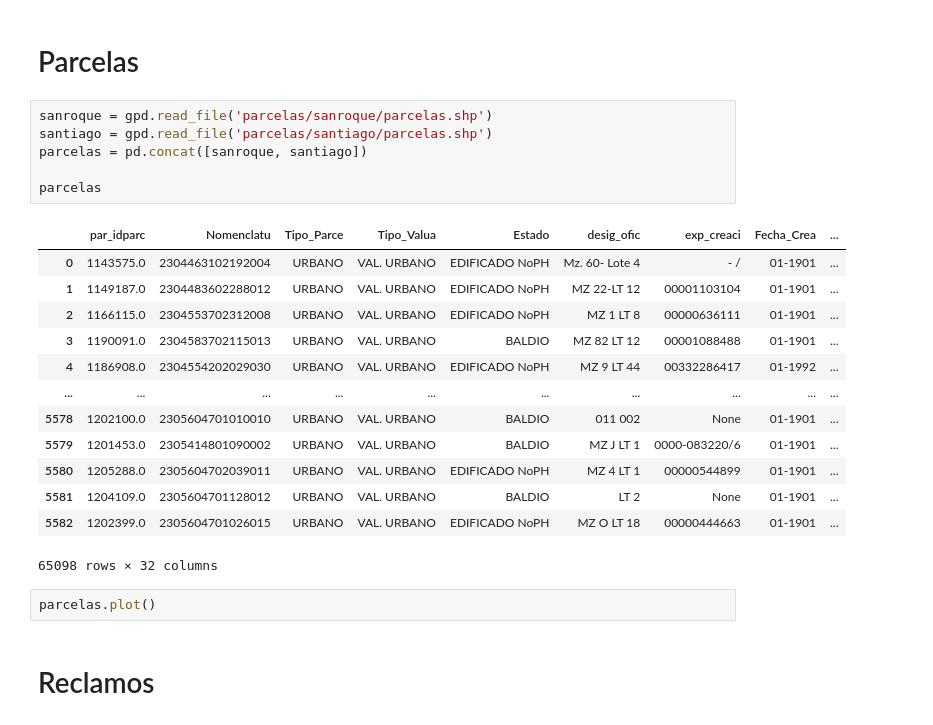
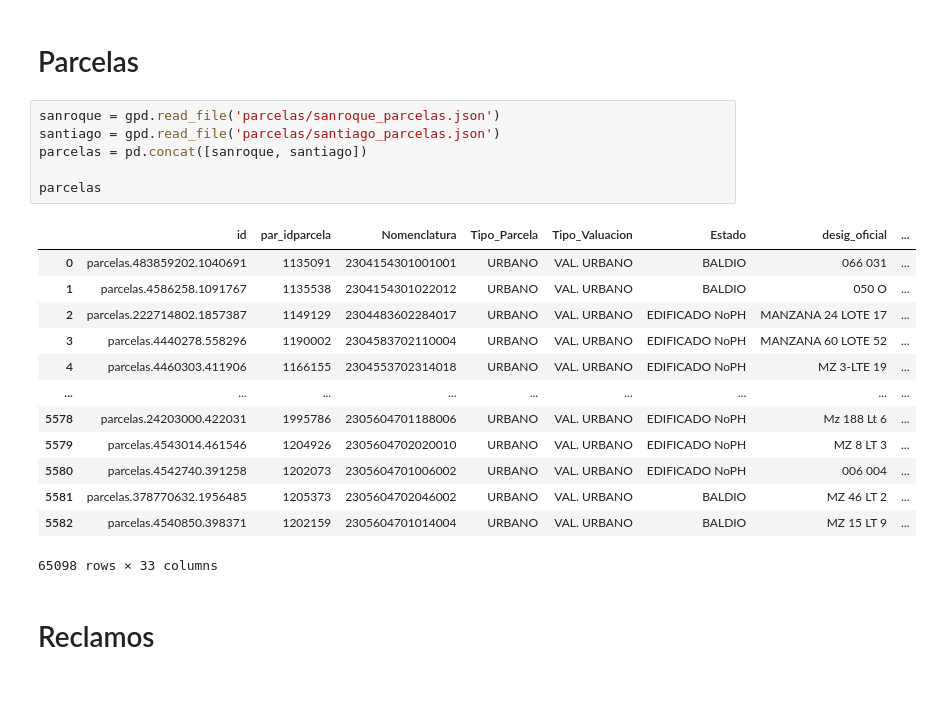
Before and after one commit to freire-guido/eci-2024, a Jupyter notebook: linear.ipynb, the cells around one changed output. Cells and saved outputs as stored; diff of their text form; blank space fills up the shorter version.

```diff
--- a/linear.ipynb
+++ b/linear.ipynb
@@ -4,27 +4,25 @@ import pandas as pd
 # %% [markdown]
 # Parcelas
 # %%
-sanroque = gpd.read_file('parcelas/sanroque/parcelas.shp')
-santiago = gpd.read_file('parcelas/santiago/parcelas.shp')
+sanroque = gpd.read_file('parcelas/sanroque_parcelas.json')
+santiago = gpd.read_file('parcelas/santiago_parcelas.json')
 parcelas = pd.concat([sanroque, santiago])
 
 parcelas
 # %% [output]
-|  | par_idparc | Nomenclatu | Tipo_Parce | Tipo_Valua | Estado | desig_ofic | exp_creaci | Fecha_Crea | ... |
-| 0 | 1143575.0 | 2304463102192004 | URBANO | VAL. URBANO | EDIFICADO NoPH | Mz. 60- Lote 4 | - / | 01-1901 | ... |
-| 1 | 1149187.0 | 2304483602288012 | URBANO | VAL. URBANO | EDIFICADO NoPH | MZ 22-LT 12 | 00001103104 | 01-1901 | ... |
-| 2 | 1166115.0 | 2304553702312008 | URBANO | VAL. URBANO | EDIFICADO NoPH | MZ 1 LT 8 | 00000636111 | 01-1901 | ... |
-| 3 | 1190091.0 | 2304583702115013 | URBANO | VAL. URBANO | BALDIO | MZ 82 LT 12 | 00001088488 | 01-1901 | ... |
-| 4 | 1186908.0 | 2304554202029030 | URBANO | VAL. URBANO | EDIFICADO NoPH | MZ 9 LT 44 | 00332286417 | 01-1992 | ... |
-| ... | ... | ... | ... | ... | ... | ... | ... | ... | ... |
-| 5578 | 1202100.0 | 2305604701010010 | URBANO | VAL. URBANO | BALDIO | 011 002 | None | 01-1901 | ... |
-| 5579 | 1201453.0 | 2305414801090002 | URBANO | VAL. URBANO | BALDIO | MZ J LT 1 | 0000-083220/6 | 01-1901 | ... |
-| 5580 | 1205288.0 | 2305604702039011 | URBANO | VAL. URBANO | EDIFICADO NoPH | MZ 4 LT 1 | 00000544899 | 01-1901 | ... |
-| 5581 | 1204109.0 | 2305604701128012 | URBANO | VAL. URBANO | BALDIO | LT 2 | None | 01-1901 | ... |
-| 5582 | 1202399.0 | 2305604701026015 | URBANO | VAL. URBANO | EDIFICADO NoPH | MZ O LT 18 | 00000444663 | 01-1901 | ... |
+|  | id | par_idparcela | Nomenclatura | Tipo_Parcela | Tipo_Valuacion | Estado | desig_oficial | ... |
+| 0 | parcelas.483859202.1040691 | 1135091 | 2304154301001001 | URBANO | VAL. URBANO | BALDIO | 066 031 | ... |
+| 1 | parcelas.4586258.1091767 | 1135538 | 2304154301022012 | URBANO | VAL. URBANO | BALDIO | 050 O | ... |
+| 2 | parcelas.222714802.1857387 | 1149129 | 2304483602284017 | URBANO | VAL. URBANO | EDIFICADO NoPH | MANZANA 24 LOTE 17 | ... |
+| 3 | parcelas.4440278.558296 | 1190002 | 2304583702110004 | URBANO | VAL. URBANO | EDIFICADO NoPH | MANZANA 60 LOTE 52 | ... |
+| 4 | parcelas.4460303.411906 | 1166155 | 2304553702314018 | URBANO | VAL. URBANO | EDIFICADO NoPH | MZ 3-LTE 19 | ... |
+| ... | ... | ... | ... | ... | ... | ... | ... | ... |
+| 5578 | parcelas.24203000.422031 | 1995786 | 2305604701188006 | URBANO | VAL. URBANO | EDIFICADO NoPH | Mz 188 Lt 6 | ... |
+| 5579 | parcelas.4543014.461546 | 1204926 | 2305604702020010 | URBANO | VAL. URBANO | EDIFICADO NoPH | MZ 8 LT 3 | ... |
+| 5580 | parcelas.4542740.391258 | 1202073 | 2305604701006002 | URBANO | VAL. URBANO | EDIFICADO NoPH | 006 004 | ... |
+| 5581 | parcelas.378770632.1956485 | 1205373 | 2305604702046002 | URBANO | VAL. URBANO | BALDIO | MZ 46 LT 2 | ... |
+| 5582 | parcelas.4540850.398371 | 1202159 | 2305604701014004 | URBANO | VAL. URBANO | BALDIO | MZ 15 LT 9 | ... |
-65098 rows × 32 columns
+65098 rows × 33 columns
-# %%
-parcelas.plot()
 # %% [markdown]
 # Reclamos
 # %%
```
Also changed, not shown: parts of 27 cells of this notebook, 1 other file.
